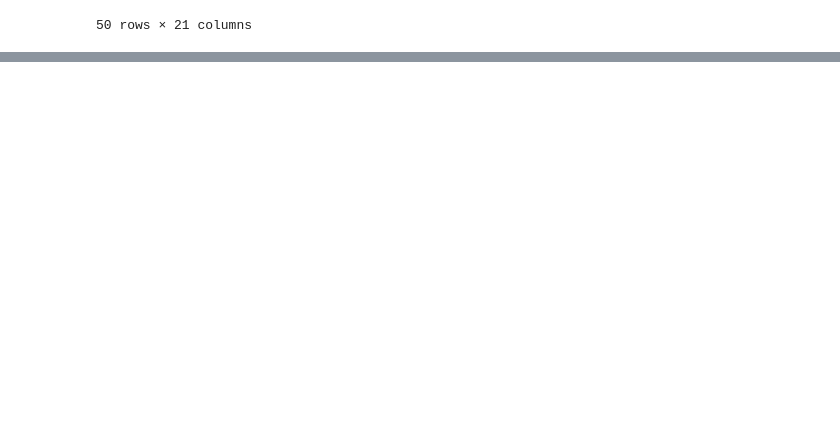
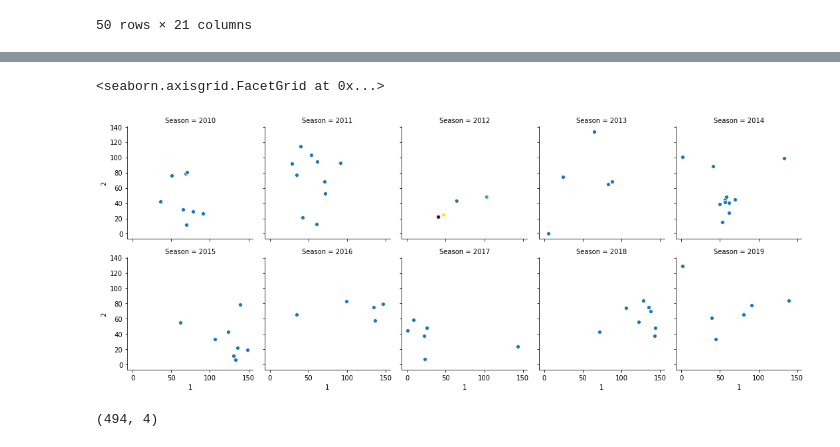
Before and after one commit to saurav193/Athlete_Rating, a Jupyter notebook: notebooks/modelling_python.ipynb, the cells around one changed output, grey strips where cells are left out. Saved outputs shown, nothing was run; the diff lists cells and outputs as text; code cells hidden in the pictures; blank space fills up the shorter version.

```diff
--- a/notebooks/modelling.ipynb
+++ b/notebooks/modelling_python.ipynb
@@ -325,0 +362,6 @@ plt.show()
+# %%
+g = sns.FacetGrid(temp, col="Season", height=3, col_wrap=5)
+g.map(sns.scatterplot, "1", "2")
+# %% [output]
+<seaborn.axisgrid.FacetGrid at 0x...>
+[figure, added]
@@ -325,0 +370,5 @@ plt.show()
+# %%
+# temp_1_2 = temp[(temp['tier_1'].notnull()) & (temp['tier_2'].notnull())]
+temp.shape
+# %% [output]
+(494, 4)
```
Also changed, not shown: parts of 14 cells of this notebook, 11 other files.
